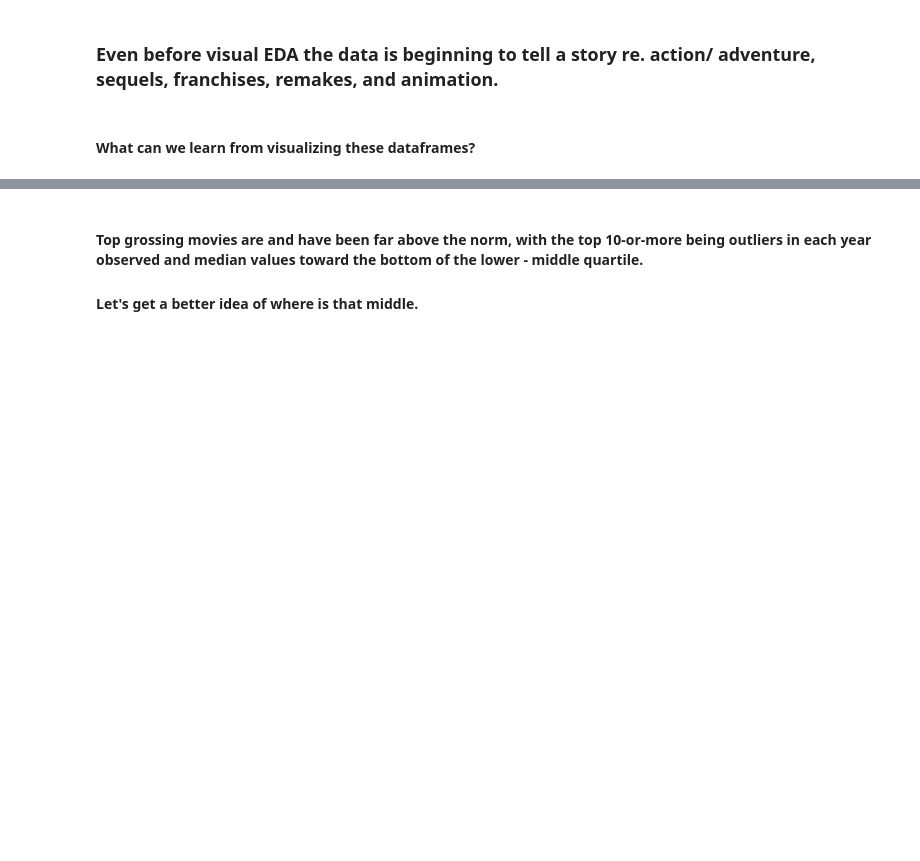
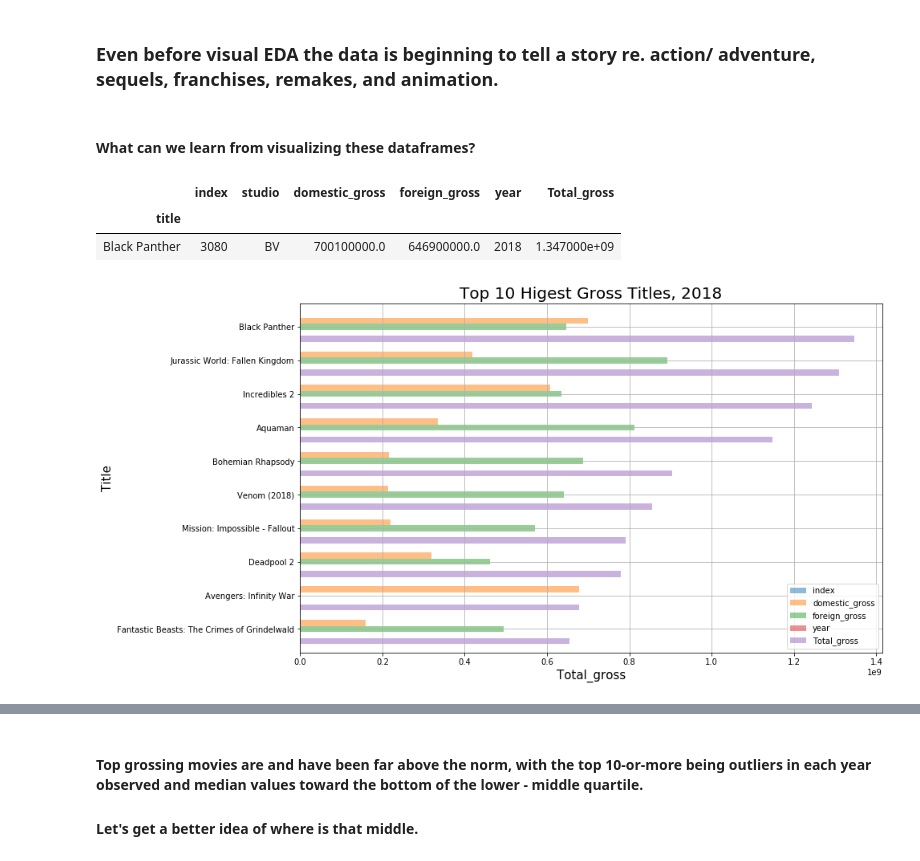
Before and after one commit to jammy-bot/dsc-mod-1-project-v2-1-online-ds-ft-120919, a Jupyter notebook: movies-q1.ipynb, the cells around one changed output, grey strips where cells are left out. Drawn from its saved outputs; the diff is of its cells as text; code cells hidden in the pictures; blank space fills up the shorter version.

Commit message:
re-index and q1 bar plots

```diff
--- a/movies-q1.ipynb
+++ b/movies-q1.ipynb
@@ -103,3 +103,14 @@ display(bom_2016_18_df.sort_values(by=['Total_gross'], ascending=False).head(10)
 | 2320 | 2324 | Finding Dory | BV | 486300000.0 | 542300000.0 | 2016 | 1.028600e+09 |
 # %% [markdown]
 ### Even before visual EDA the data is beginning to tell a story re. action/ adventure, sequels, franchises, remakes, and animation.
+# %%
+# connect to the table for 2018
+cur.execute('''SELECT *
+                    FROM clean_bom_tbl
+                    WHERE year == 2018
+                    ORDER BY Total_gross DESC
+                    LIMIT 10
+                    ;''')
+
+bom_18_title_10_df = pd.DataFrame(cur.fetchall())
+bom_18_title_10_df.columns = [x[0] for x in cur.description]
@@ -106,2 +128,11 @@ display(bom_2016_18_df.sort_values(by=['Total_gross'], ascending=False).head(10)
 # %% [markdown]
 #### What can we learn from visualizing these dataframes?
+# %%
+# initialize a variable
+df = bom_18_title_10_df
+df.set_index("title", drop=True,inplace=True)
+df.head(1)
+# %% [output]
+|  | index | studio | domestic_gross | foreign_gross | year | Total_gross |
+| title |  |  |  |  |  |  |
+| Black Panther | 3080 | BV | 700100000.0 | 646900000.0 | 2018 | 1.347000e+09 |
@@ -107,0 +142,12 @@ display(bom_2016_18_df.sort_values(by=['Total_gross'], ascending=False).head(10)
+# %%
+# plot 2018 data horizontally
+df.plot( kind='barh', figsize=(13,8), grid=True, alpha=.5, width=.9 )
+
+plt.title('Top 10 Higest Gross Titles, 2018', fontsize=20)
+plt.xlabel('Total_gross', fontsize=15)
+plt.ylabel('Title', fontsize=15)
+plt.ylim(plt.ylim()[::-1]) # display with highes grossing title on top
+
+plt.show()
+# %% [output]
+[figure, added]
```
Also changed, not shown: parts of 27 cells of this notebook, 2 other files.
